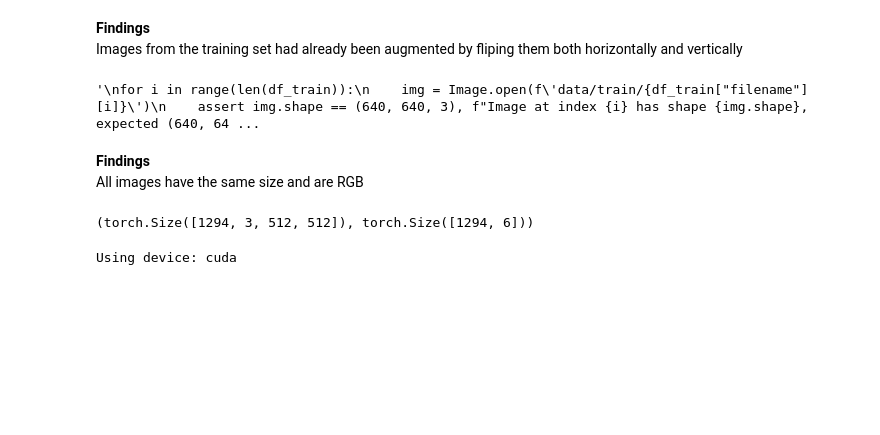
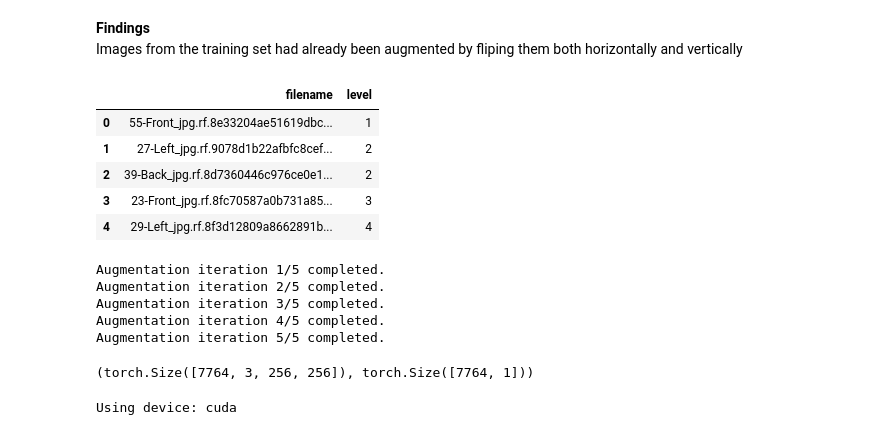
Before and after one commit to Rubenvalrom/Multilabel-Baldness-Classification, a Jupyter notebook: notebook.ipynb, the cells around one changed output. Saved outputs shown, nothing was run; the diff lists cells and outputs as text; code cells hidden in the pictures; blank space fills up the shorter version.

```diff
--- a/notebook.ipynb
+++ b/notebook.ipynb
@@ -99,36 +99,61 @@ plt.imshow(img)
 # %% [markdown]
 **Findings**
 Images from the training set had already been augmented by fliping them both horizontally and vertically
-# %%
-for i in range(len(df_train)):
-    img = Image.open(f'data/train/{df_train["filename"][i]}')
-    assert img.shape == (640, 640, 3), f"Image at index {i} has shape {img.shape}, expected (640, 640, 3)"
-
-for i in range(len(df_val)):
-    img = Image.open(f'data/valid/{df_val["filename"][i]}')
-    assert img.shape == (640, 640, 3), f"Image at index {i} has shape {img.shape}, expected (640, 640, 3)"
-
-for i in range(len(df_test)):
-    img = Image.open(f'data/test/{df_test["filename"][i]}')
-    assert img.shape == (640, 640, 3), f"Image at index {i} has shape {img.shape}, expected (640, 640, 3)"
-# %% [output]
-'\nfor i in range(len(df_train)):\n    img = Image.open(f\'data/train/{df_train["filename"][i]}\')\n    assert img.shape == (640, 640, 3), f"Image at index {i} has shape {img.shape}, expected (640, 64 ...
-# %% [markdown]
-**Findings**
-All images have the same size and are RGB
+# %%
+def undo_one_hot_encoding(df):
+    df_undo = df[['filename']].copy()
+    label_columns = df.columns.tolist()
+    label_columns.remove('filename')
+    df_undo['level'] = df[label_columns].idxmax(axis=1).str.extract('(\d)').astype(int) - 2
+    return df_undo
+df_train= undo_one_hot_encoding(df_train)
+df_val = undo_one_hot_encoding(df_val)
+df_test = undo_one_hot_encoding(df_test)
+
+df_train.head()
+# %% [output]
+|  | filename | level |
+| 0 | 55-Front_jpg.rf.8e33204ae51619dbc... | 1 |
+| 1 | 27-Left_jpg.rf.9078d1b22afbfc8cef... | 2 |
+| 2 | 39-Back_jpg.rf.8d7360446c976ce0e1... | 2 |
+| 3 | 23-Front_jpg.rf.8fc70587a0b731a85... | 3 |
+| 4 | 29-Left_jpg.rf.8f3d12809a8662891b... | 4 |
 # %%
 transform = transforms.Compose([
     transforms.ToTensor(),
-    transforms.Resize((512, 512)),
+    transforms.Resize((256, 256)),
+    transforms.Normalize(mean=[0.5, 0.5, 0.5], std=[0.5, 0.5, 0.5])
+])
+
+transform_train =  transforms.Compose([
+    transforms.ToTensor(),
+    transforms.RandomRotation(degrees=22.5),
+    transforms.Resize((256, 256)),
     transforms.Normalize(mean=[0.5, 0.5, 0.5], std=[0.5, 0.5, 0.5])
 ])
 
 X_train_tensor = torch.stack([transform(Image.open(f'data/train/{fname}')) for fname in df_train['filename']])
 y_train_tensor = torch.tensor(df_train.drop(columns=['filename']).values, dtype=torch.float32)
 
+augmented_versions = []
+for i in range(5):
+    torch.manual_seed(i)
+    X_train_tensor_temp = torch.stack([transform_train(Image.open(f'data/train/{fname}')) for fname in df_train['filename']])
+    X_train_tensor = torch.cat([X_train_tensor, X_train_tensor_temp], dim=0)
+
+    y_train_tensor_temp = torch.tensor(df_train.drop(columns=['filename']).values, dtype=torch.float32)
+    y_train_tensor = torch.cat([y_train_tensor, y_train_tensor_temp], dim=0)
+    print(f'Augmentation iteration {i+1}/5 completed.')
+
+
 X_train_tensor.shape, y_train_tensor.shape
 # %% [output]
-(torch.Size([1294, 3, 512, 512]), torch.Size([1294, 6]))
+Augmentation iteration 1/5 completed.
+Augmentation iteration 2/5 completed.
+Augmentation iteration 3/5 completed.
+Augmentation iteration 4/5 completed.
+Augmentation iteration 5/5 completed.
+(torch.Size([7764, 3, 256, 256]), torch.Size([7764, 1]))
 # %%
 X_val_tensor = torch.stack([transform(Image.open(f'data/valid/{fname}')) for fname in df_val['filename']])
 y_val_tensor = torch.tensor(df_val.drop(columns=['filename']).values, dtype=torch.float32)
```
Also changed, not shown: parts of 9 cells of this notebook, 5 other files.
